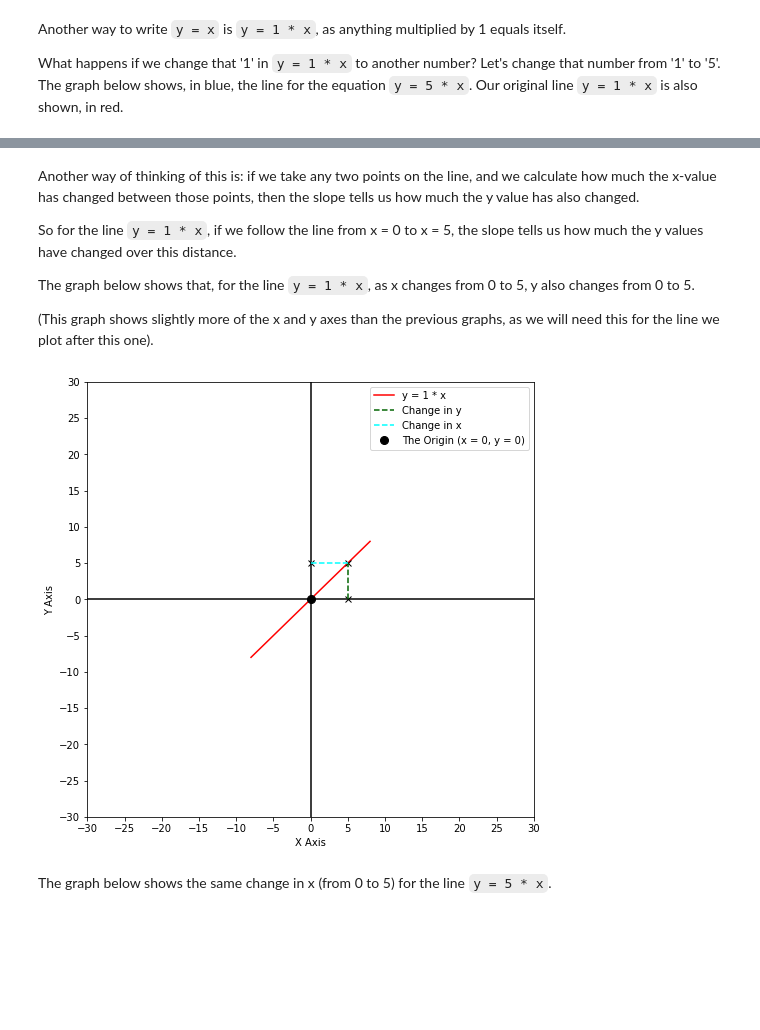
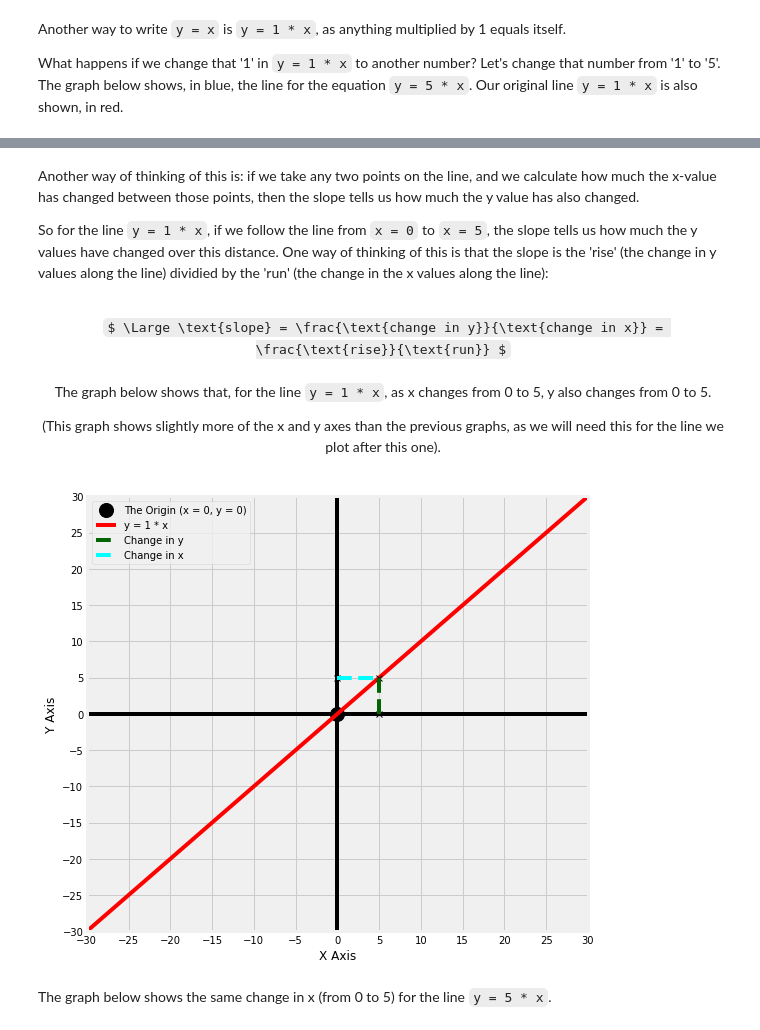
Before and after one commit to pxr687/edu_resources, a Jupyter notebook: Lines_Slopes_and_Intercepts_-_Refresher.ipynb, the cells around one changed output, grey strips where cells are left out. Drawn from its saved outputs; the diff is of its cells as text; code cells hidden in the pictures; some formulas as TeX source; blank space fills up the shorter version.

````diff
--- a/Lines_Slopes_and_Intercepts_-_Refresher.ipynb
+++ b/Lines_Slopes_and_Intercepts_-_Refresher.ipynb
@@ -175,34 +185,27 @@ display(df)
 # %% [markdown]
 Another way of thinking of this is: if we take any two points on the line, and we calculate how much the x-value has changed between those points, then the slope tells us how much the y value has also changed.
 
-So for the line ```y = 1 * x```, if we follow the line from x = 0 to x = 5, the slope tells us how much the y values have changed over this distance.
+So for the line ```y = 1 * x```, if we follow the line from `x = 0` to `x = 5`, the slope tells us how much the y values have changed over this distance. One way of thinking of this is that the slope is the 'rise' (the change in y values along the line) dividied by the 'run' (the change in the x values along the line):
+
+<center> <br>$ \Large \text{slope} = \frac{\text{change in y}}{\text{change in x}} = \frac{\text{rise}}{\text{run}} $ <center>
+<br>
 
 The graph below shows that, for the line ```y = 1 * x```, as x changes from 0 to 5, y also changes from 0 to 5.
 
 (This graph shows slightly more of the x and y axes than the previous graphs, as we will need this for the line we plot after this one).
 # %%
 # do not worry about any of the code in this notebook, it is just here to generate the graphs
-plt.figure(figsize = (8,8))
-y_axis_ext = np.arange(-30, 31)
-x_axis_ext = np.arange(-30, 31)
-plt.plot(x_axis_ext , np.repeat(0, len(x_axis_ext)), color = 'black')
-plt.plot(np.repeat(0, len(y_axis_ext)), y_axis_ext, color = 'black')
-plt.plot(x,y, color = 'red', label = 'y = 1 * x')
+axes_func(8,8,-30,31, five_ticks = True)
+x_long = np.arange(-30,31)
+y = 1 * x_long
+plt.plot(x_long, y, color = 'red', label = 'y = 1 * x')
 plt.plot([5, 0, 5], [5,5, 0], 'x', color = 'black')
 zer_5 = np.arange(0,6)
 plt.plot(np.repeat(5, len(zer_5)), zer_5, '--', color = 'darkgreen', label = 'Change in y')
 plt.plot(zer_5, np.repeat(5, len(zer_5)),'--', color = 'cyan', label = 'Change in x')
-plt.xlabel('X Axis')
-plt.ylabel('Y Axis')
-plt.ylim(min(y_axis_ext), max(y_axis_ext))
-plt.xlim(min(x_axis_ext), max(x_axis_ext))
-plt.xticks(np.arange(np.min(x_axis_ext), np.max(x_axis_ext)+1, 5))
-plt.yticks(np.arange(np.min(y_axis_ext), np.max(y_axis_ext)+1, 5))
-plt.plot(0,0, 'o', color = 'black', markersize = 8, label = 'The Origin (x = 0, y = 0)')
-plt.legend()
-plt.show()
+plt.legend();
 # %% [output]
-[figure, old version]
+[figure, new version]
 # %% [markdown]
 The graph below shows the same change in x (from 0 to 5) for the line ```y = 5 * x```.
 # %%
````
Also changed, not shown: parts of 41 cells of this notebook, 1 other file.
